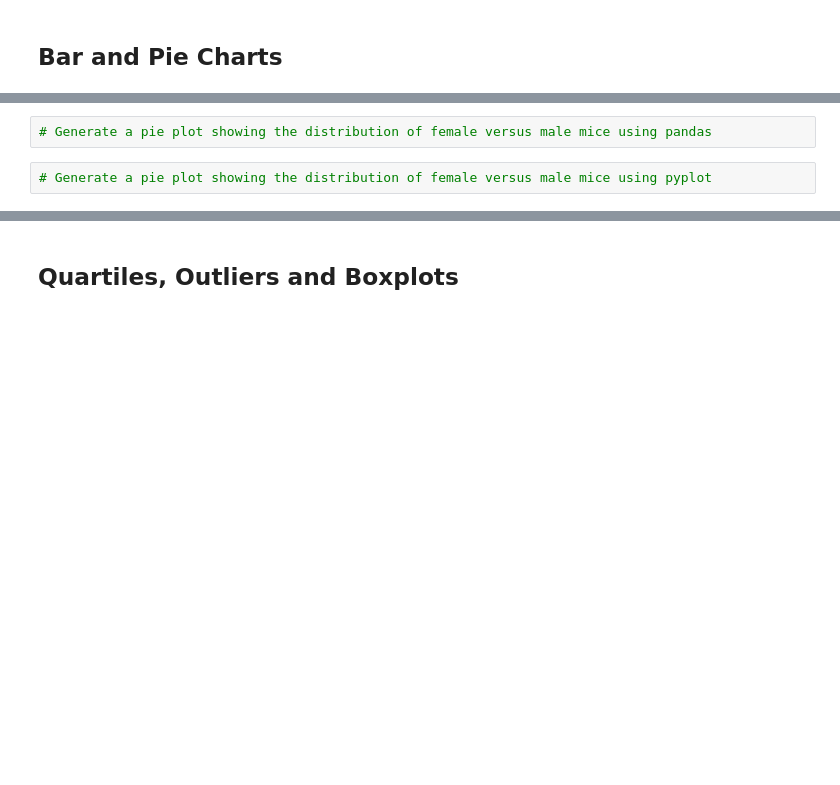
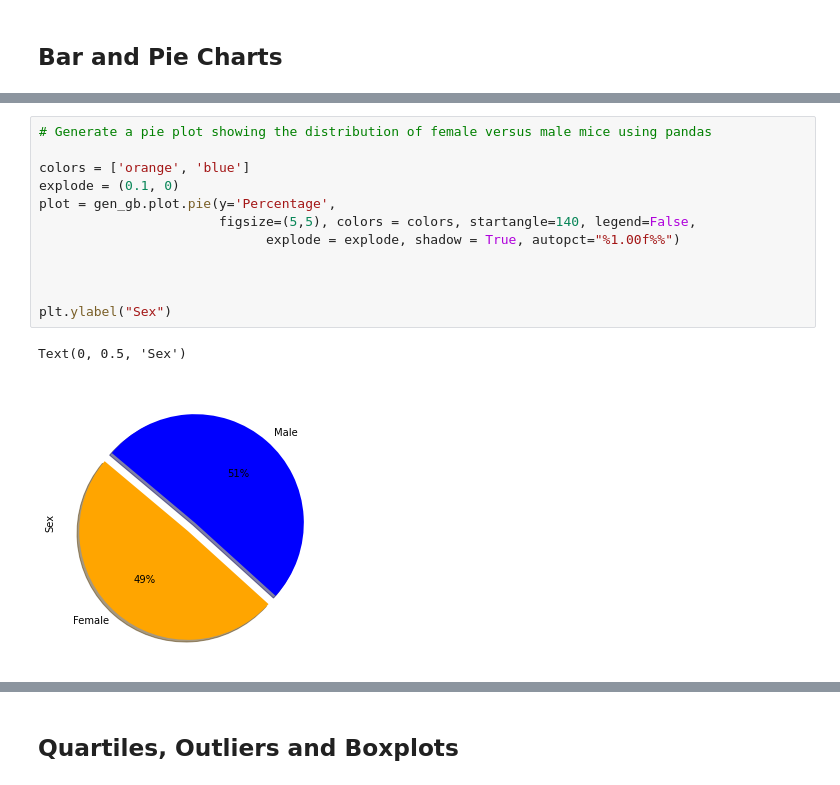
Before and after one commit to Emeyer79/pyPharm-Challenge, a Jupyter notebook: pymaceuticals_starter.ipynb, the cells around one changed output, grey strips where cells are left out. Cells and saved outputs as stored; diff of their text form; blank space fills up the shorter version.

```diff
--- a/pymaceuticals_starter.ipynb
+++ b/pymaceuticals_starter.ipynb
@@ -80,4 +184,15 @@ m_dups["Mouse ID"].count()
 # %%
 # Generate a pie plot showing the distribution of female versus male mice using pandas
+
+colors = ['orange', 'blue']
+explode = (0.1, 0)
+plot = gen_gb.plot.pie(y='Percentage',
+                       figsize=(5,5), colors = colors, startangle=140, legend=False,
+                             explode = explode, shadow = True, autopct="%1.00f%%")
+
+
+
+plt.ylabel("Sex")
+# %% [output]
+Text(0, 0.5, 'Sex')
+[figure, added]
-# %%
-# Generate a pie plot showing the distribution of female versus male mice using pyplot
```
Also changed, not shown: parts of 23 cells of this notebook.
